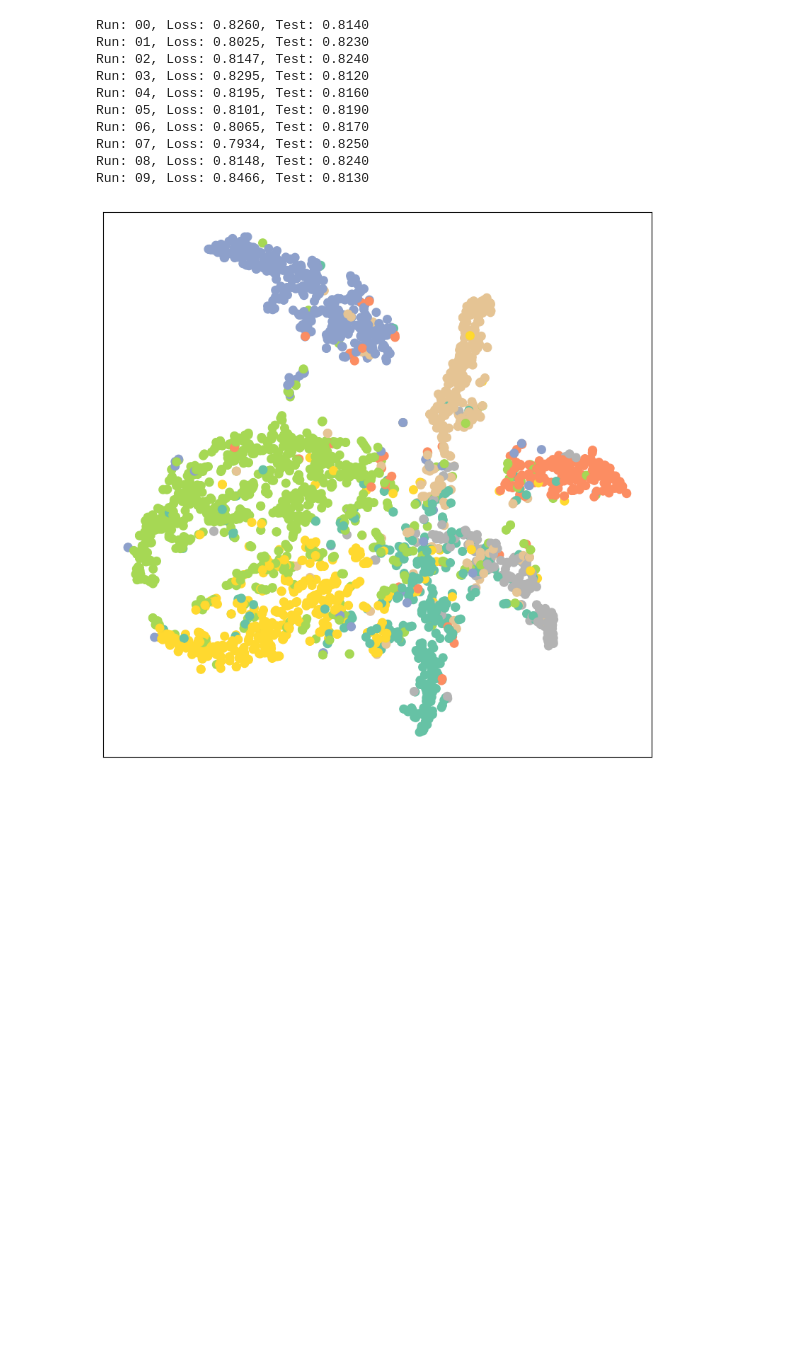
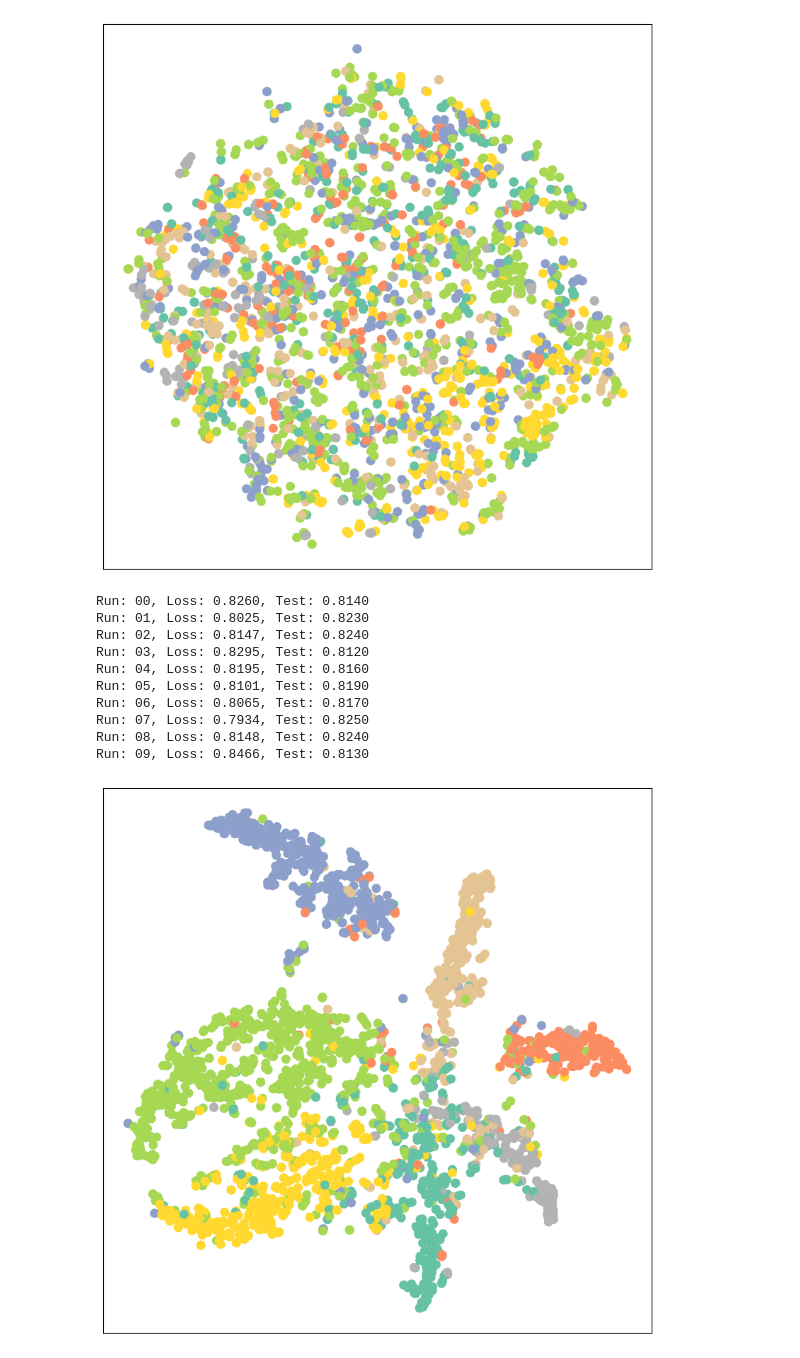
Before and after one commit to MagaDaur/University, a Jupyter notebook: 3-ий курс/ПиОНС/gnn.ipynb, the cells around one changed output. Saved outputs shown, nothing was run; the diff lists cells and outputs as text; code cells hidden in the pictures; blank space fills up the shorter version.

```diff
--- a/3-ий курс/ПиОНС/gnn.ipynb
+++ b/3-ий курс/ПиОНС/gnn.ipynb
@@ -48,11 +58,18 @@ def visualize(h, color):
 # %%
 learn_rate = 0.01
 num_epoch = 200
 runs = 10
 
 device = 'cuda:0' if torch.cuda.is_available() else 'cpu'
 
 model = GCN(hidden_channels=16).to(device)
+
+model.eval()
+
+out = model(data.x.to(device), data.edge_index.to(device))
+visualize(out, color=data.y)
+# %% [output]
+[figure, added]
 # %%
 def train():
       model.train()
```
Also changed, not shown: parts of 1 cell of this notebook, 2 other files.
